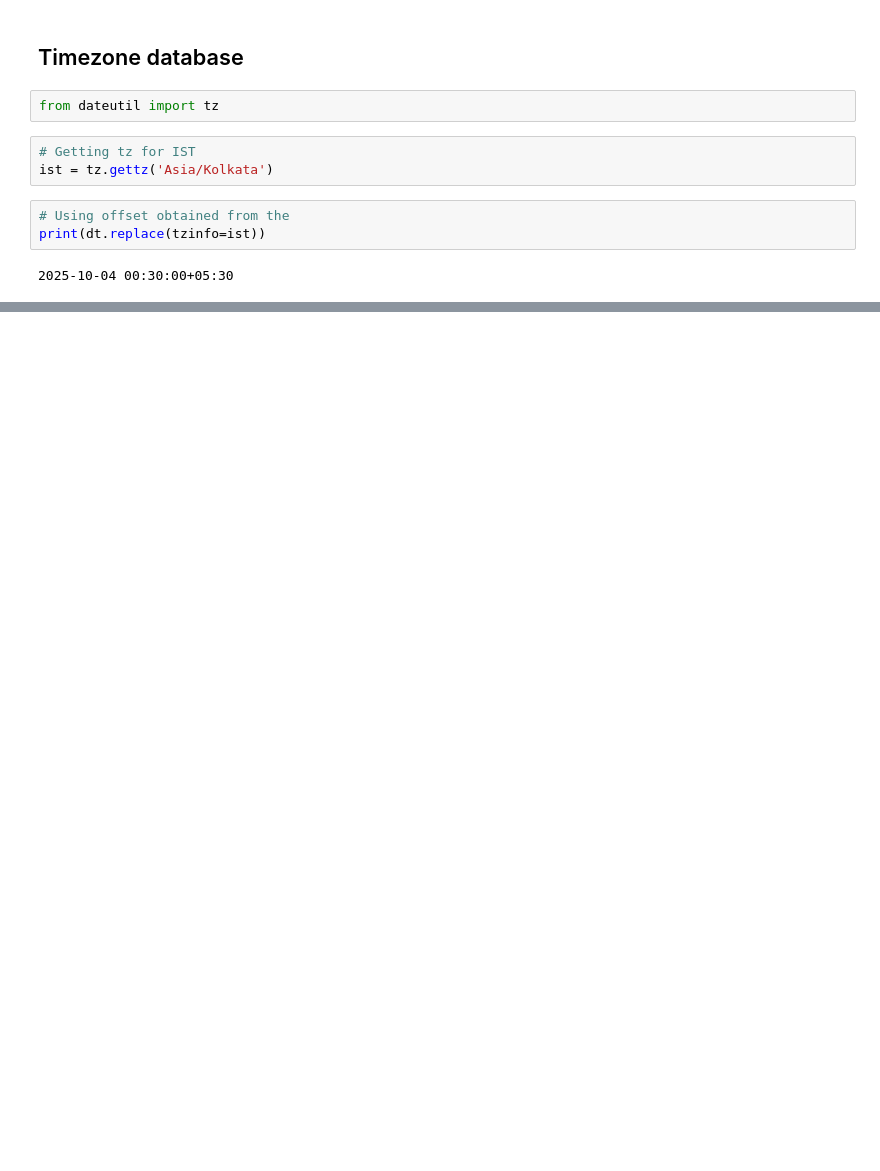
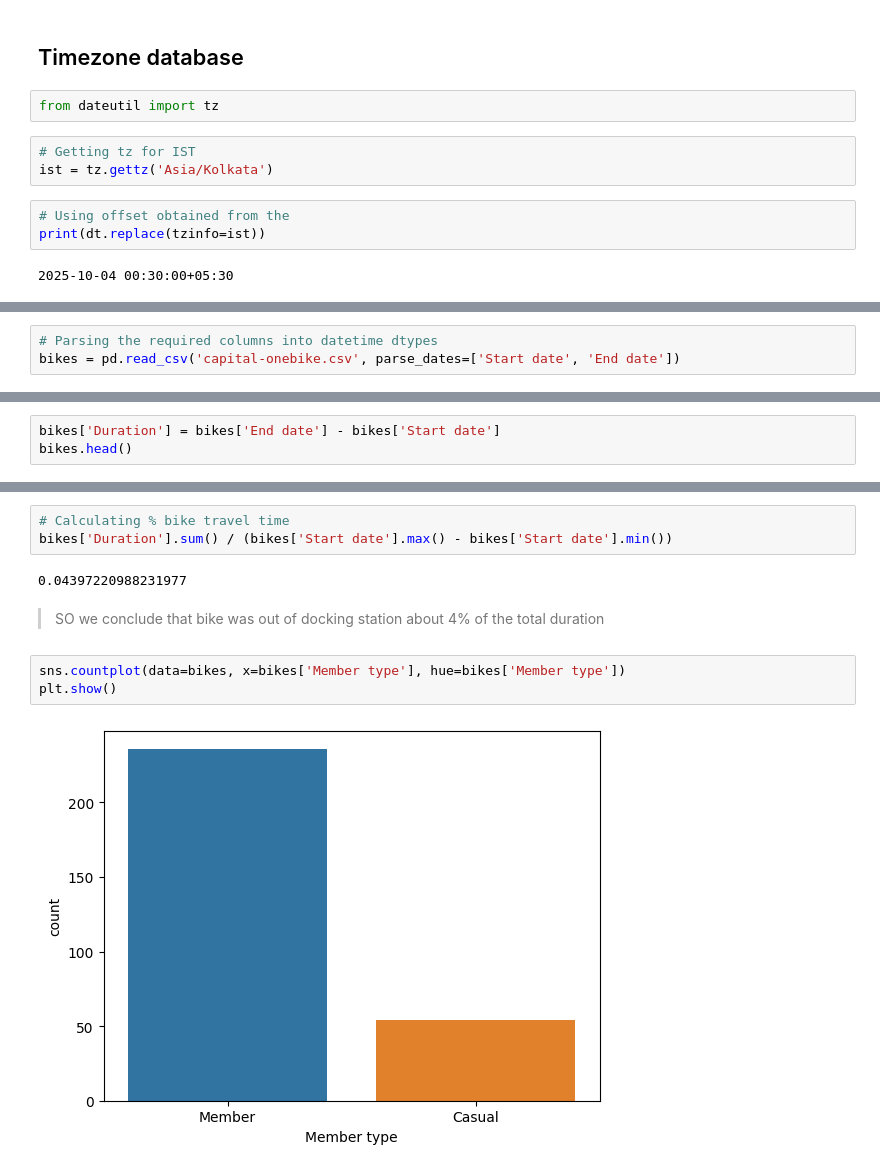
Before and after one commit to abhijeet-bhambere/exploratory_data_analysis, a Jupyter notebook: dates_times_work/date_and_time_chapter.ipynb, the cells around one changed output, grey strips where cells are left out. Cells and saved outputs as stored; diff of their text form; blank space fills up the shorter version.

```diff
--- a/dates_times_work/date_and_time_chapter.ipynb
+++ b/dates_times_work/date_and_time_chapter.ipynb
@@ -358,0 +438,3 @@ print(dt.replace(tzinfo=ist))
+# %%
+# Parsing the required columns into datetime dtypes
+bikes = pd.read_csv('capital-onebike.csv', parse_dates=['Start date', 'End date'])
@@ -358,0 +476,3 @@ print(dt.replace(tzinfo=ist))
+# %%
+bikes['Duration'] = bikes['End date'] - bikes['Start date']
+bikes.head()
@@ -358,0 +538,12 @@ print(dt.replace(tzinfo=ist))
+# %%
+# Calculating % bike travel time
+bikes['Duration'].sum() / (bikes['Start date'].max() - bikes['Start date'].min())
+# %% [output]
+0.04397220988231977
+# %% [markdown]
+> SO we conclude that bike was out of docking station about 4% of the total duration
+# %%
+sns.countplot(data=bikes, x=bikes['Member type'], hue=bikes['Member type'])
+plt.show()
+# %% [output]
+[figure, added]
```
Also changed, not shown: parts of 61 cells of this notebook.
